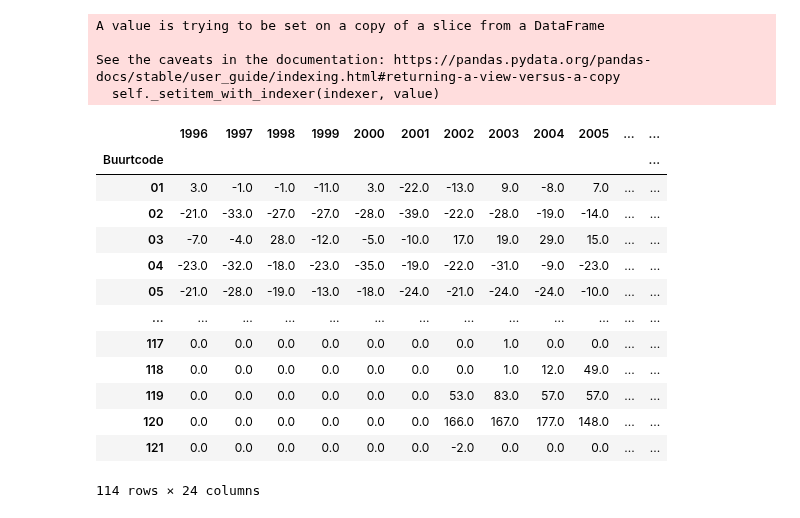
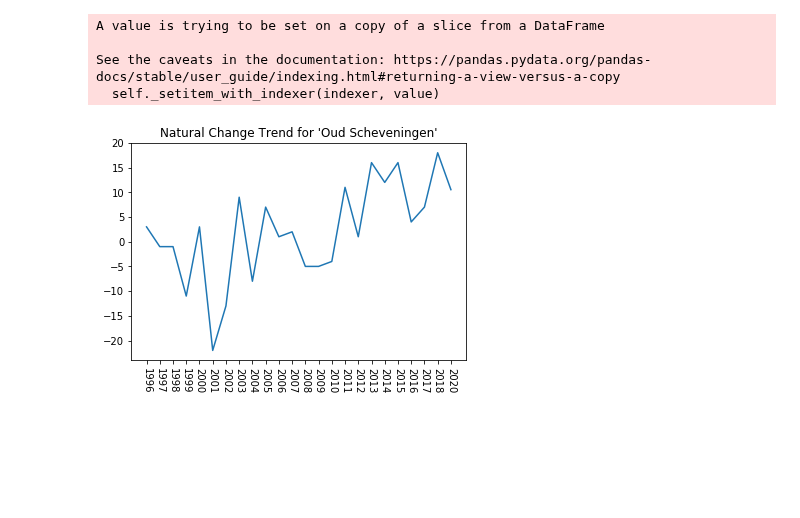
Before and after one commit to J-h-V/OpenDataDenHaag, a Jupyter notebook: Python/Natural Change.ipynb, the cells around one changed output. Saved outputs shown, nothing was run; the diff lists cells and outputs as text; code cells hidden in the pictures; blank space fills up the shorter version.

Commit message:
Neighborhood plot and table, minor fix to other Python script

```diff
--- a/Python/Natural Change.ipynb
+++ b/Python/Natural Change.ipynb
@@ -53,20 +53,10 @@ See the caveats in the documentation: https://pandas.pydata.org/pandas-docs/stab
 natural_change = round(nat_change["2020"],1)
 # %%
 natural_change.to_csv("output/natural_change.csv")
-# %%
-nat_change
-# %% [output]
-|  | 1996 | 1997 | 1998 | 1999 | 2000 | 2001 | 2002 | 2003 | 2004 | 2005 | ... | ... |
-| Buurtcode |  |  |  |  |  |  |  |  |  |  |  | ... |
-| 01 | 3.0 | -1.0 | -1.0 | -11.0 | 3.0 | -22.0 | -13.0 | 9.0 | -8.0 | 7.0 | ... | ... |
-| 02 | -21.0 | -33.0 | -27.0 | -27.0 | -28.0 | -39.0 | -22.0 | -28.0 | -19.0 | -14.0 | ... | ... |
-| 03 | -7.0 | -4.0 | 28.0 | -12.0 | -5.0 | -10.0 | 17.0 | 19.0 | 29.0 | 15.0 | ... | ... |
-| 04 | -23.0 | -32.0 | -18.0 | -23.0 | -35.0 | -19.0 | -22.0 | -31.0 | -9.0 | -23.0 | ... | ... |
-| 05 | -21.0 | -28.0 | -19.0 | -13.0 | -18.0 | -24.0 | -21.0 | -24.0 | -24.0 | -10.0 | ... | ... |
-| ... | ... | ... | ... | ... | ... | ... | ... | ... | ... | ... | ... | ... |
-| 117 | 0.0 | 0.0 | 0.0 | 0.0 | 0.0 | 0.0 | 0.0 | 1.0 | 0.0 | 0.0 | ... | ... |
-| 118 | 0.0 | 0.0 | 0.0 | 0.0 | 0.0 | 0.0 | 0.0 | 1.0 | 12.0 | 49.0 | ... | ... |
-| 119 | 0.0 | 0.0 | 0.0 | 0.0 | 0.0 | 0.0 | 53.0 | 83.0 | 57.0 | 57.0 | ... | ... |
-| 120 | 0.0 | 0.0 | 0.0 | 0.0 | 0.0 | 0.0 | 166.0 | 167.0 | 177.0 | 148.0 | ... | ... |
-| 121 | 0.0 | 0.0 | 0.0 | 0.0 | 0.0 | 0.0 | -2.0 | 0.0 | 0.0 | 0.0 | ... | ... |
-114 rows × 24 columns
+# %%
+plt.plot(nat_change.loc["01"])
+plt.xticks(rotation=-90)
+plt.title("Natural Change Trend for 'Oud Scheveningen'")
+plt.show()
+# %% [output]
+[figure, added]
```
Also changed, not shown: 2 other files.
